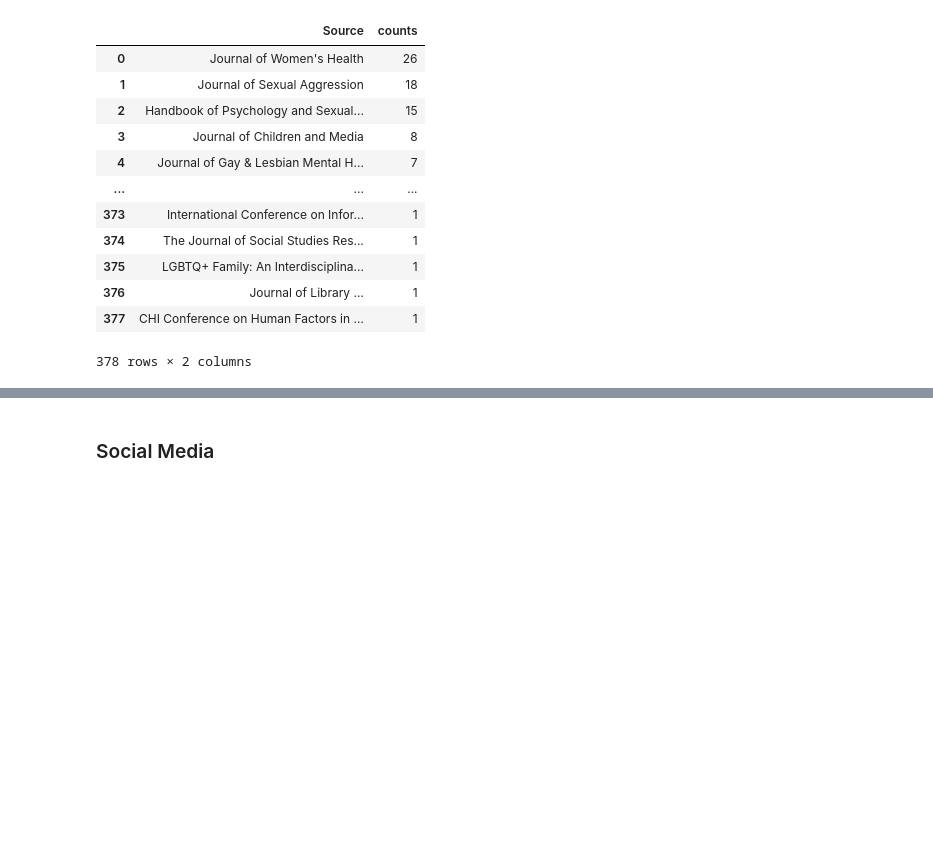
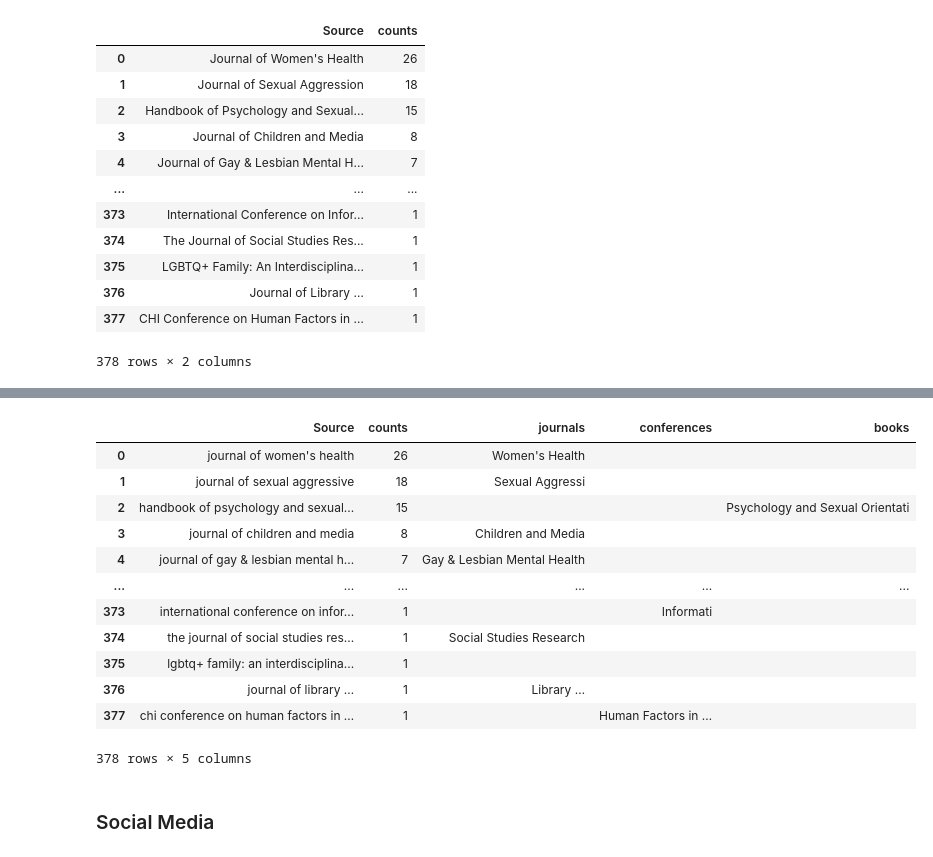
Before and after one commit to booktrackerGirl/Data-wrangling-and-analysis, a Jupyter notebook: Google Scholar Search/google_scholar_search_analysis.ipynb, the cells around one changed output, grey strips where cells are left out. Saved outputs shown, nothing was run; the diff lists cells and outputs as text; code cells hidden in the pictures; blank space fills up the shorter version.

```diff
--- a/Google Scholar Search/google_scholar_search_analysis.ipynb
+++ b/Google Scholar Search/google_scholar_search_analysis.ipynb
@@ -602,3 +623,27 @@ df_sou_sub
+# %%
+def minor_preprocess(text):
+    spell = Speller(lang='en') #check spellings
+    text = spell(text) # does not seem to work well on this. Works better on individual sentences
+    return text
+
+
+df_sou_sub['Source'] = df_sou_sub.apply(lambda x: minor_preprocess(x['Source']), axis=1)
+# %%
+df_sou_sub
+# %% [output]
+|  | Source | counts | journals | conferences | books |
+| 0 | journal of women's health | 26 | Women's Health |  |  |
+| 1 | journal of sexual aggressive | 18 | Sexual Aggressi |  |  |
+| 2 | handbook of psychology and sexual... | 15 |  |  | Psychology and Sexual Orientati |
+| 3 | journal of children and media | 8 | Children and Media |  |  |
+| 4 | journal of gay & lesbian mental h... | 7 | Gay & Lesbian Mental Health |  |  |
+| ... | ... | ... | ... | ... | ... |
+| 373 | international conference on infor... | 1 |  | Informati |  |
+| 374 | the journal of social studies res... | 1 | Social Studies Research |  |  |
+| 375 | lgbtq+ family: an interdisciplina... | 1 |  |  |  |
+| 376 | journal of library … | 1 | Library … |  |  |
+| 377 | chi conference on human factors in … | 1 |  | Human Factors in … |  |
+378 rows × 5 columns
 # %% [markdown]
 ### Social Media
 # %%
```
Also changed, not shown: parts of 10 cells of this notebook.
